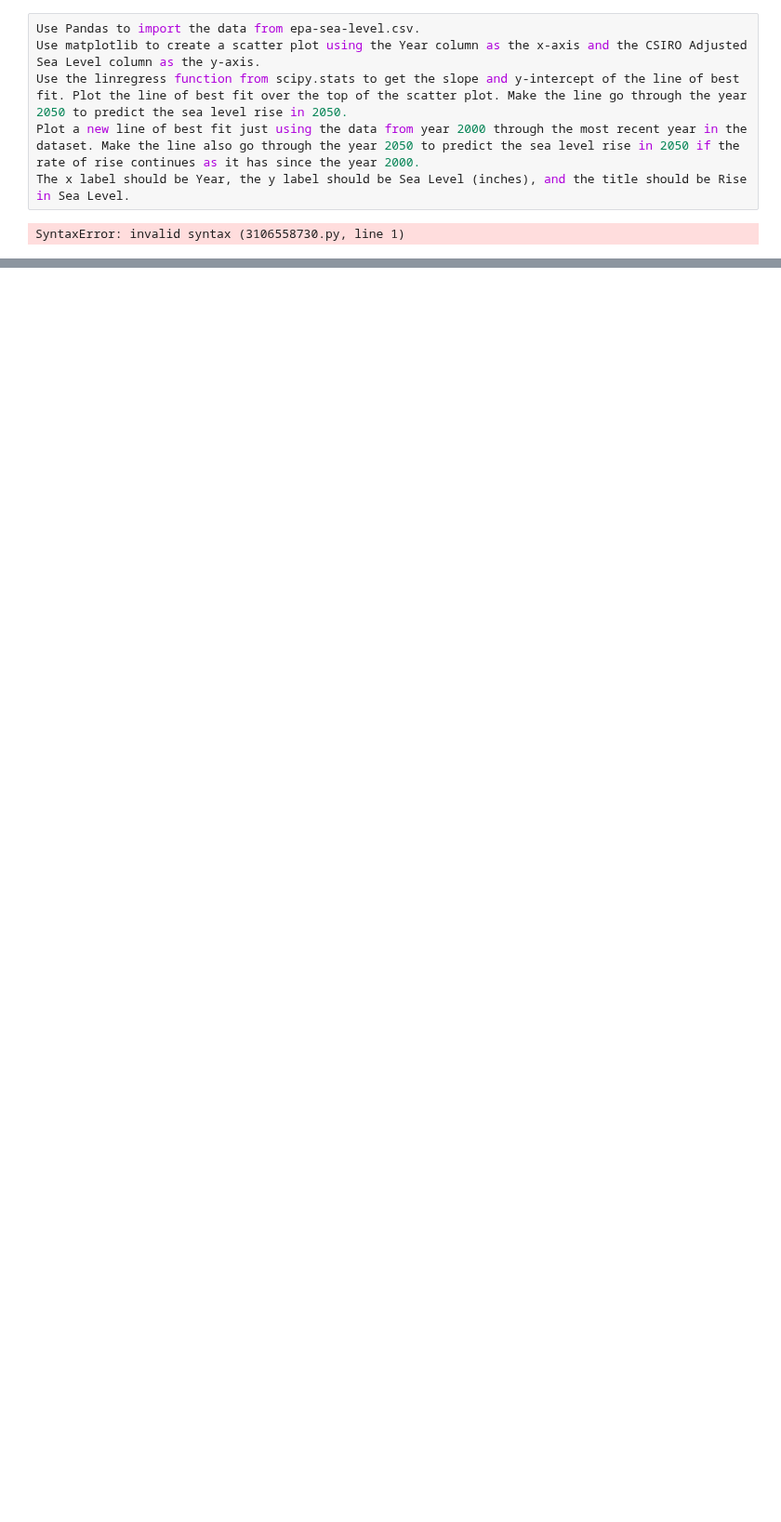
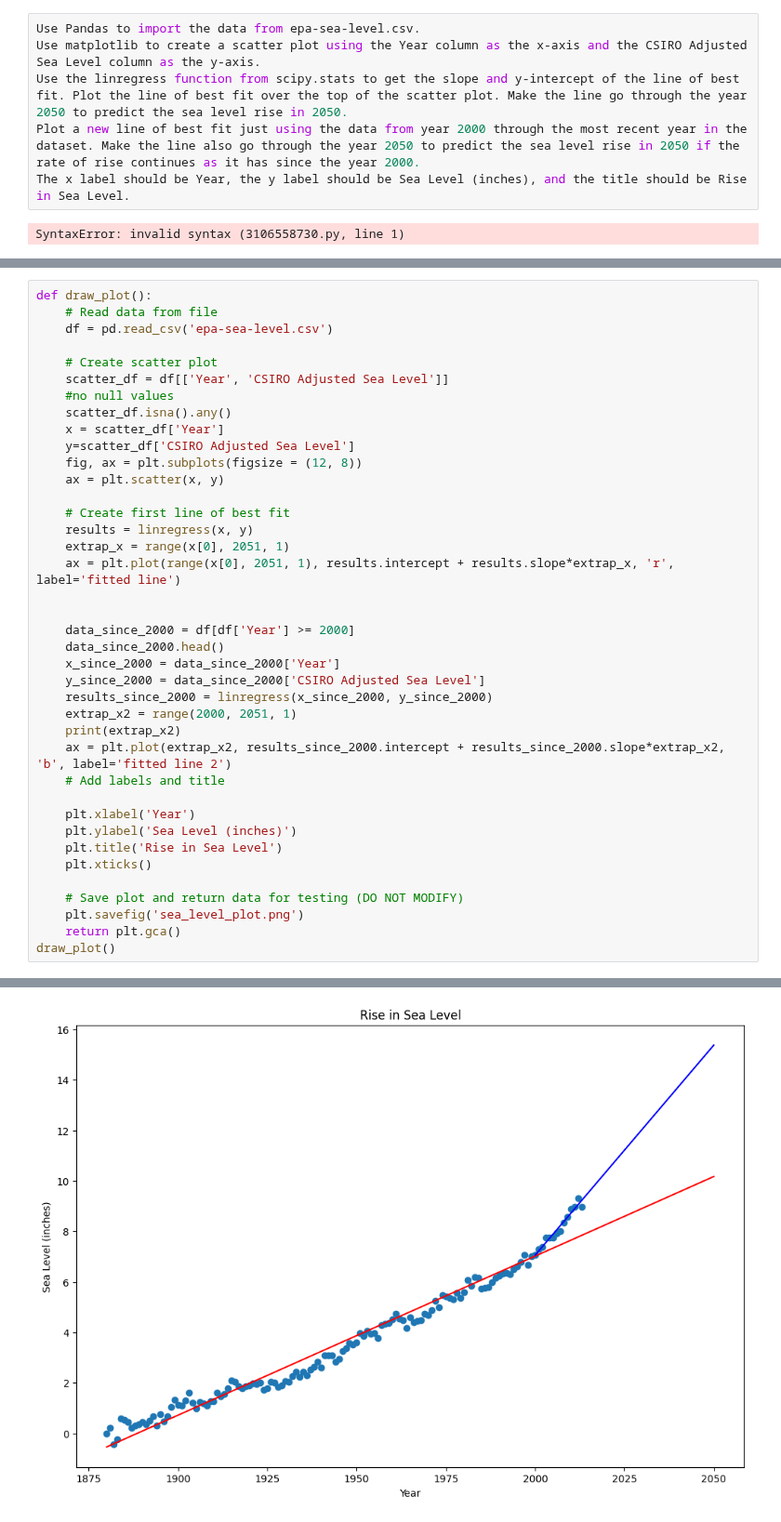
Before and after one commit to seohyeonlee2020/sea-level-predictor, a Jupyter notebook: sea_level_predictor.ipynb, the cells around one changed output, grey strips where cells are left out. Shown at 93% size. Drawn from its saved outputs; the diff is of its cells as text; blank space fills up the shorter version.

```diff
--- a/sea_level_predictor.ipynb
+++ b/sea_level_predictor.ipynb
@@ -35,0 +77,40 @@ plt.show()
+# %%
+def draw_plot():
+    # Read data from file
+    df = pd.read_csv('epa-sea-level.csv')
+
+    # Create scatter plot
+    scatter_df = df[['Year', 'CSIRO Adjusted Sea Level']]
+    #no null values
+    scatter_df.isna().any()
+    x = scatter_df['Year']
+    y=scatter_df['CSIRO Adjusted Sea Level']
+    fig, ax = plt.subplots(figsize = (12, 8))
+    ax = plt.scatter(x, y)
+
+    # Create first line of best fit
+    results = linregress(x, y)
+    extrap_x = range(x[0], 2051, 1)
+    ax = plt.plot(range(x[0], 2051, 1), results.intercept + results.slope*extrap_x, 'r', label='fitted line')
+
+
+    data_since_2000 = df[df['Year'] >= 2000]
+    data_since_2000.head()
+    x_since_2000 = data_since_2000['Year']
+    y_since_2000 = data_since_2000['CSIRO Adjusted Sea Level']
+    results_since_2000 = linregress(x_since_2000, y_since_2000)
+    extrap_x2 = range(2000, 2051, 1)
+    print(extrap_x2)
+    ax = plt.plot(extrap_x2, results_since_2000.intercept + results_since_2000.slope*extrap_x2, 'b', label='fitted line 2')
+    # Add labels and title
+
+    plt.xlabel('Year')
+    plt.ylabel('Sea Level (inches)')
+    plt.title('Rise in Sea Level')
+    plt.xticks()
+
+    # Save plot and return data for testing (DO NOT MODIFY)
+    plt.savefig('sea_level_plot.png')
+    return plt.gca()
+draw_plot()
+# %% [output]
@@ -35,0 +118 @@ plt.show()
+[figure, added]
```
Also changed, not shown: parts of 5 cells of this notebook, 2 other files.
